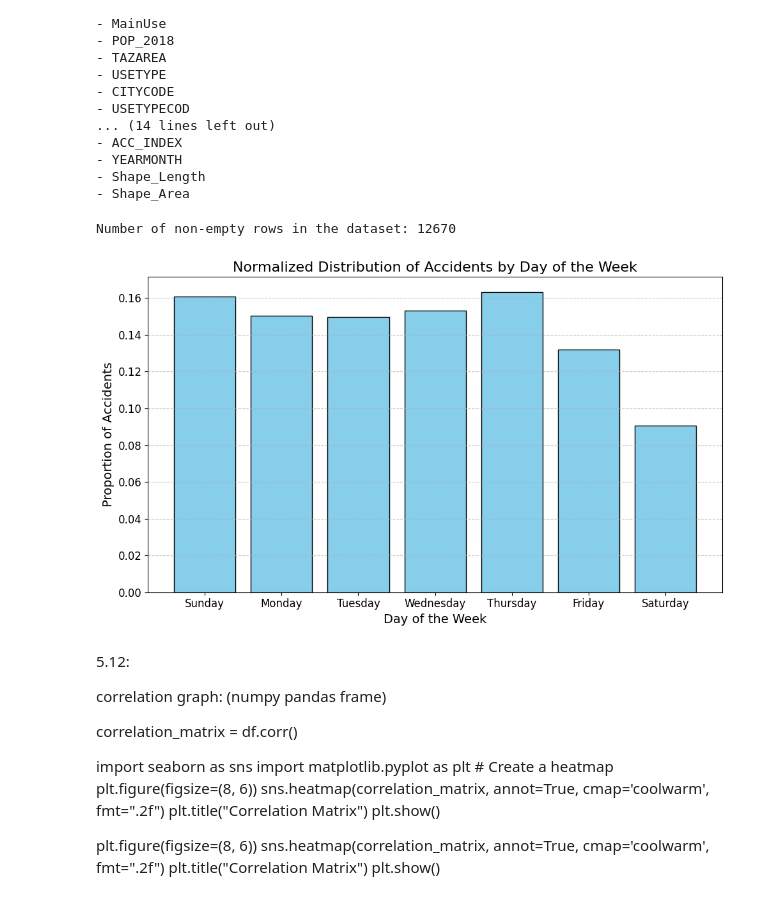
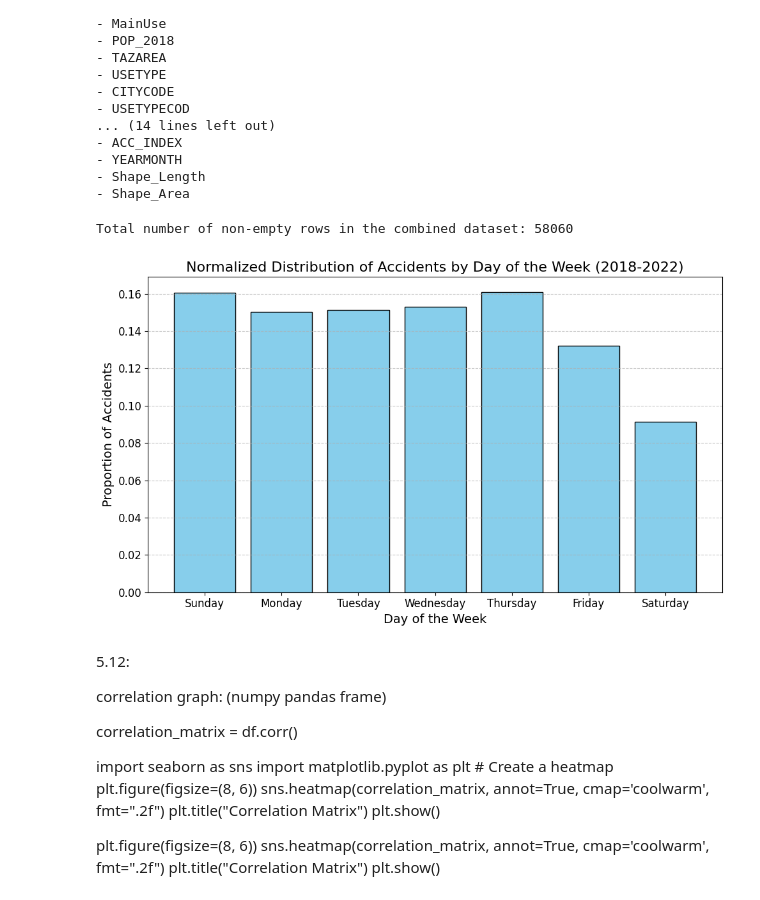
Before and after one commit to zaurusman/Project-RideShare, a Jupyter notebook: project_rIdeshare.ipynb, the cells around one changed output. Drawn from its saved outputs; the diff is of its cells as text; code cells hidden in the pictures.

```diff
--- a/project_rIdeshare.ipynb
+++ b/project_rIdeshare.ipynb
@@ -190,59 +199,78 @@ Features (columns) in the dataset (accid_taz):
 import pandas as pd
 import matplotlib.pyplot as plt
 
-# Path to the new file (in Colab, you can use the file upload feature or mount Google Drive)
-file_path = './Datasets/data_accidents_israel_by_year/2019/data_2019.csv'  # Replace with your file path
+# Paths to datasets for all years
+file_paths = {
+    2018: './Datasets/data_accidents_israel_by_year/2018/2018_data.csv',
+    2019: './Datasets/data_accidents_israel_by_year/2019/2019_data.csv',
+    2020: './Datasets/data_accidents_israel_by_year/2020/2020_data.csv',
+    2021: './Datasets/data_accidents_israel_by_year/2021/2021_data.csv',
+    2022: './Datasets/data_accidents_israel_by_year/2022/2022_data.csv'
+}
 
-# Load the dataset
-data = pd.read_csv(file_path)
+# List to hold data from all years
+all_data = []
+
+# Loop through each year and load the data
+for year, path in file_paths.items():
+    try:
+        # Load the dataset
+        data = pd.read_csv(path)
+
+        # Add a column for the year to identify data
+        data['Year'] = year
+
+        # Append to the list
+        all_data.append(data)
+    except FileNotFoundError:
+        print(f"File for {year} not found at path: {path}")
+        continue
+
+# Combine all datasets
+combined_data = pd.concat(all_data, ignore_index=True)
 
 # Count non-empty rows
-non_empty_rows = data.dropna(how='all').shape[0]
-print(f"Number of non-empty rows in the dataset: {non_empty_rows}")
+non_empty_rows = combined_data.dropna(how='all').shape[0]
+print(f"Total number of non-empty rows in the combined dataset: {non_empty_rows}")
 
 # Check if 'YOM_BASHAVUA' exists in the data
-if 'YOM_BASHAVUA' not in data.columns:
-    raise ValueError("The 'YOM_BASHAVUA' column is missing from the dataset.")
+if 'YOM_BASHAVUA' not in combined_data.columns:
+    raise ValueError("The 'YOM_BASHAVUA' column is missing from the combined dataset.")
 
 # Map numbers to day names
 days_mapping = {
     1: "Sunday",
     2: "Monday",
     3: "Tuesday",
     4: "Wednesday",
     5: "Thursday",
     6: "Friday",
     7: "Saturday"
 }
-data['Day_Name'] = data['YOM_BASHAVUA'].map(days_mapping)
+combined_data['Day_Name'] = combined_data['YOM_BASHAVUA'].map(days_mapping)
 
 # Count occurrences for each day
-day_counts = data['Day_Name'].value_counts().reindex(days_mapping.values(), fill_value=0)
+day_counts = combined_data['Day_Name'].value_counts().reindex(days_mapping.values(), fill_value=0)
 
 # Normalize the values for distribution (0 to 1)
 day_distribution = day_counts / day_counts.sum()
 
 # Plot the distribution graph
 plt.figure(figsize=(10, 6))
 plt.bar(day_distribution.index, day_distribution.values, edgecolor='black', color='skyblue')
-plt.title('Normalized Distribution of Accidents by Day of the Week', fontsize=16)
+plt.title('Normalized Distribution of Accidents by Day of the Week (2018-2022)', fontsize=16)
 plt.xlabel('Day of the Week', fontsize=14)
 plt.ylabel('Proportion of Accidents', fontsize=14)
 plt.xticks(fontsize=12)
 plt.yticks(fontsize=12)
 plt.grid(axis='y', linestyle='--', alpha=0.7)
 plt.tight_layout()
 
-# Save the plot (optional)
-# output_path = '/content/drive/MyDrive/data_sets_rideshare/distributions/weekly_accidents_distribution.png'  # Replace with your desired path
-# plt.savefig(output_path)
-# print(f"Graph saved at: {output_path}")
-
 # Show the graph
 plt.show()
 # %% [output]
-Number of non-empty rows in the dataset: 12670
+Total number of non-empty rows in the combined dataset: 58060
-[figure, old version]
+[figure, new version]
 # %% [markdown]
 5.12:
 
```
Also changed, not shown: parts of 1 cell of this notebook, 9 other files.
